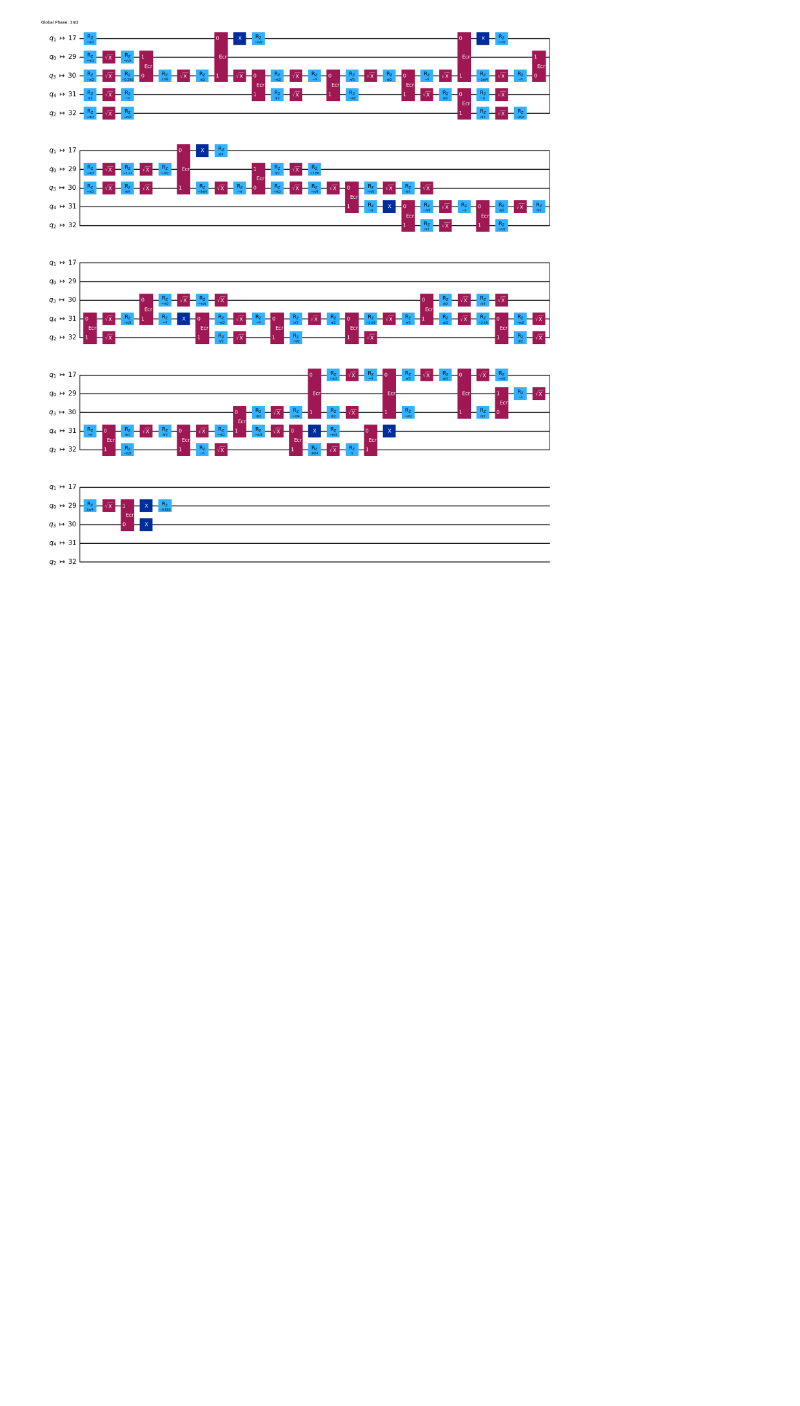
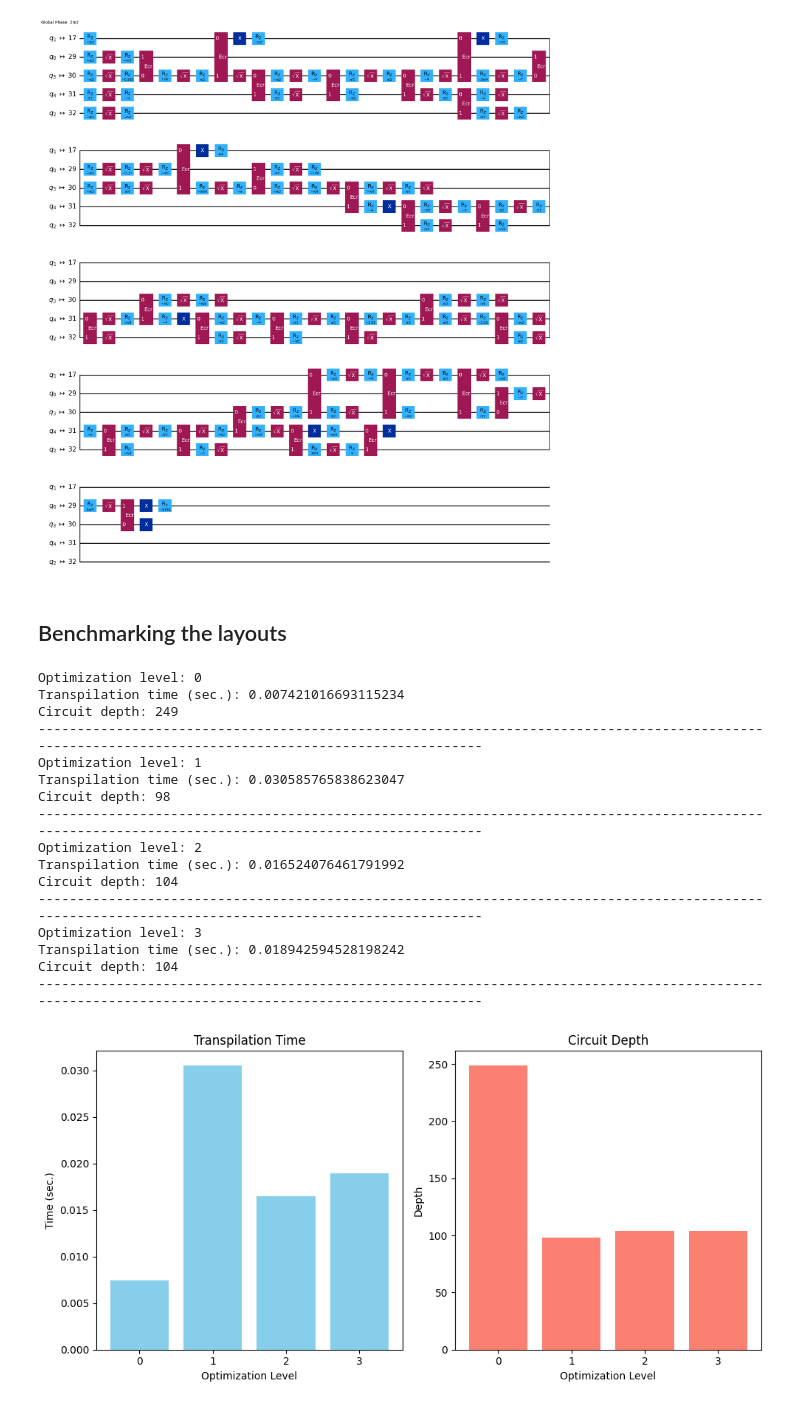
Before and after one commit to pranjaldhole/QiskitHackathon25_SuperQops, a Jupyter notebook: notebooks/qubit_layout_approximation.ipynb, the cells around one changed output. Cells and saved outputs as stored; diff of their text form; code cells hidden in the pictures; blank space fills up the shorter version.

Commit message:
visualization of qubit time vs depth experiments

```diff
--- a/notebooks/qubit_layout_approximation.ipynb
+++ b/notebooks/qubit_layout_approximation.ipynb
@@ -55,3 +55,5 @@ isa_circuit_l2.draw('mpl')
 isa_circuit_l3.draw('mpl')
 # %% [output]
 [figure]
+# %% [markdown]
+## Benchmarking the layouts
@@ -57,0 +63,56 @@ isa_circuit_l3.draw('mpl')
+# %%
+times = []
+depths = []
+### WRITE YOUR CODE HERE ###
+# Sweep over different optimization levels
+optimization_levels = [0,1,2,3]
+for level in optimization_levels:
+    pm = generate_preset_pass_manager(backend=noisy_fake_backend, optimization_level=level)
+    ### YOUR CODE FINISHES HERE ###
+    print('\033[1m' + f'Optimization level: {level}')
+    start = time.time()
+    isa_qc = pm.run(FullAdder)
+    dt = time.time() - start
+    times.append(dt)
+    depth = isa_qc.depth()
+    depths.append(depth)
+
+    print('Transpilation time (sec.):', dt)
+    print('Circuit depth:', depth)
+    print('---' * 50)
+
+# Plotting
+plt.figure(figsize=(10, 5))
+
+plt.subplot(1, 2, 1)
+plt.bar([str(lvl) for lvl in optimization_levels], times, color='skyblue')
+plt.title('Transpilation Time')
+plt.xlabel('Optimization Level')
+plt.ylabel('Time (sec.)')
+
+plt.subplot(1, 2, 2)
+plt.bar([str(lvl) for lvl in optimization_levels], depths, color='salmon')
+plt.title('Circuit Depth')
+plt.xlabel('Optimization Level')
+plt.ylabel('Depth')
+
+plt.tight_layout()
+plt.show()
+# %% [output]
+Optimization level: 0
+Transpilation time (sec.): 0.007421016693115234
+Circuit depth: 249
+------------------------------------------------------------------------------------------------------------------------------------------------------
+Optimization level: 1
+Transpilation time (sec.): 0.030585765838623047
+Circuit depth: 98
+------------------------------------------------------------------------------------------------------------------------------------------------------
+Optimization level: 2
+Transpilation time (sec.): 0.016524076461791992
+Circuit depth: 104
+------------------------------------------------------------------------------------------------------------------------------------------------------
+Optimization level: 3
+Transpilation time (sec.): 0.018942594528198242
+Circuit depth: 104
+------------------------------------------------------------------------------------------------------------------------------------------------------
+[figure, added]
```
Also changed, not shown: parts of 3 cells of this notebook, 1 other file.
